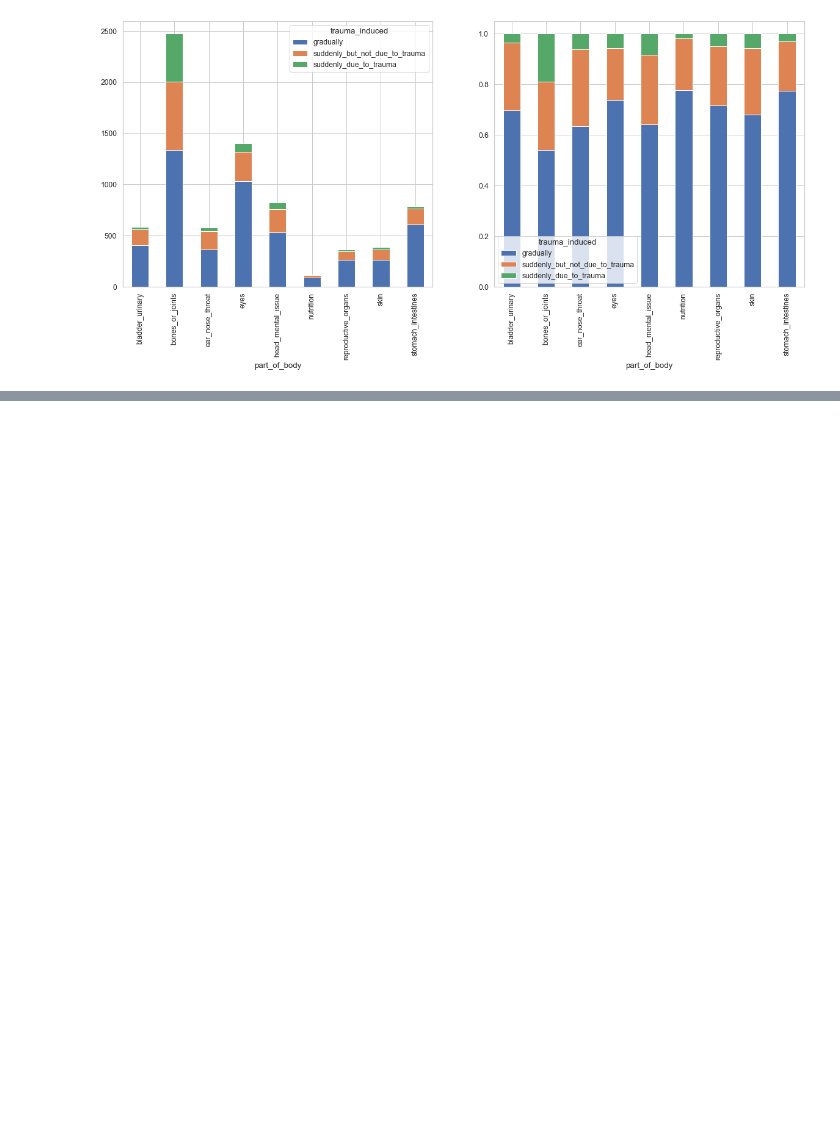
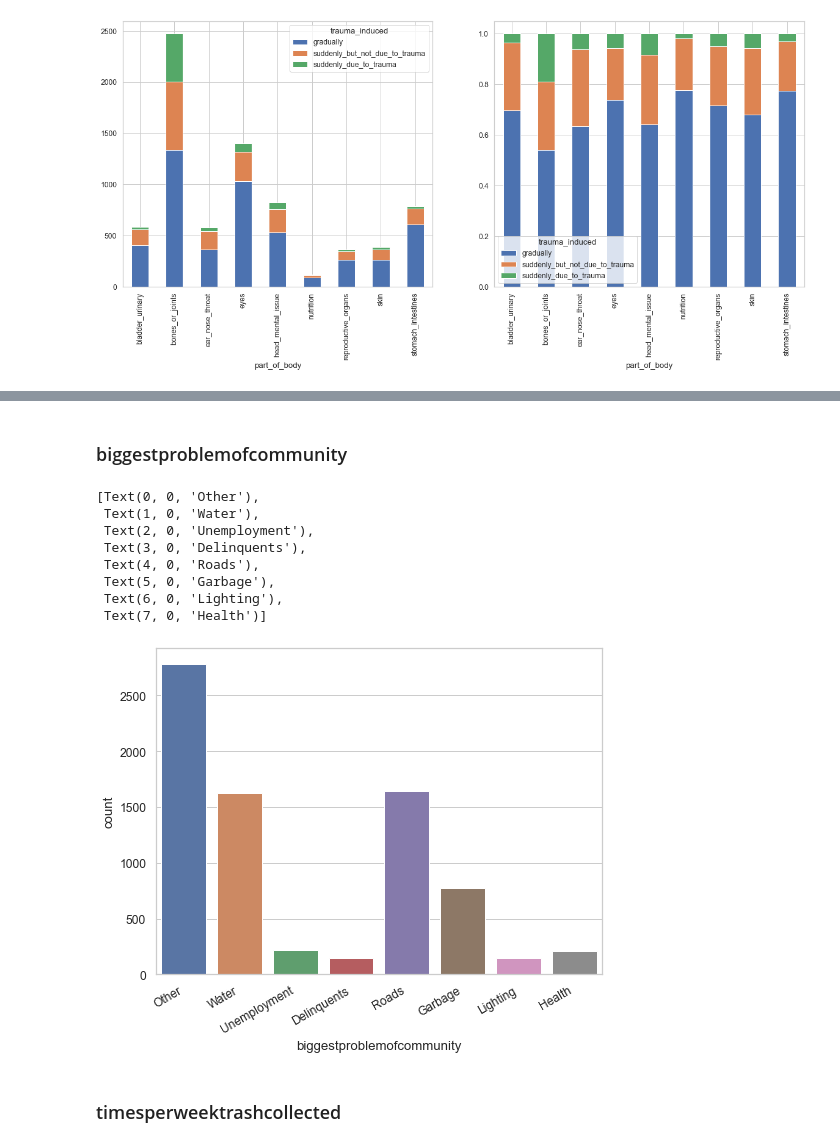
Before and after one commit to hamzabacc/puente, a Jupyter notebook: EDA.ipynb, the cells around one changed output, grey strips where cells are left out. Cells and saved outputs as stored; diff of their text form; code cells hidden in the pictures; blank space fills up the shorter version.

```diff
--- a/EDA.ipynb
+++ b/EDA.ipynb
@@ -493,0 +676,21 @@ ax2 = body_trauma_induced_perc.plot(kind = "bar", stacked = True, ax = ax2)
+# %% [markdown]
+### biggestproblemofcommunity
+# %%
+fig, ax = plt.subplots()
+fig.set_size_inches(8,6)
+ax1 = sns.countplot(x = "biggestproblemofcommunity", data = history_env, ax = ax)
+ax1.set_xticklabels(ax1.get_xticklabels(),
+                          rotation=30,
+                          horizontalalignment='right')
+# %% [output]
+[Text(0, 0, 'Other'),
+ Text(1, 0, 'Water'),
+ Text(2, 0, 'Unemployment'),
+ Text(3, 0, 'Delinquents'),
+ Text(4, 0, 'Roads'),
+ Text(5, 0, 'Garbage'),
+ Text(6, 0, 'Lighting'),
+ Text(7, 0, 'Health')]
+[figure, added]
+# %% [markdown]
+### timesperweektrashcollected
```
Also changed, not shown: parts of 28 cells of this notebook.
